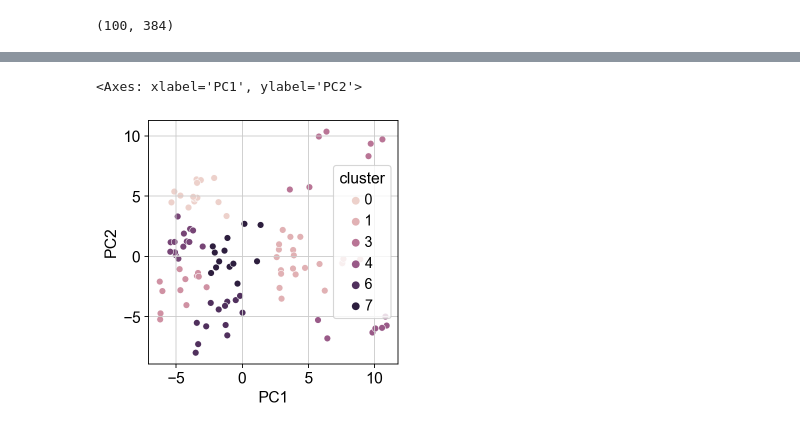
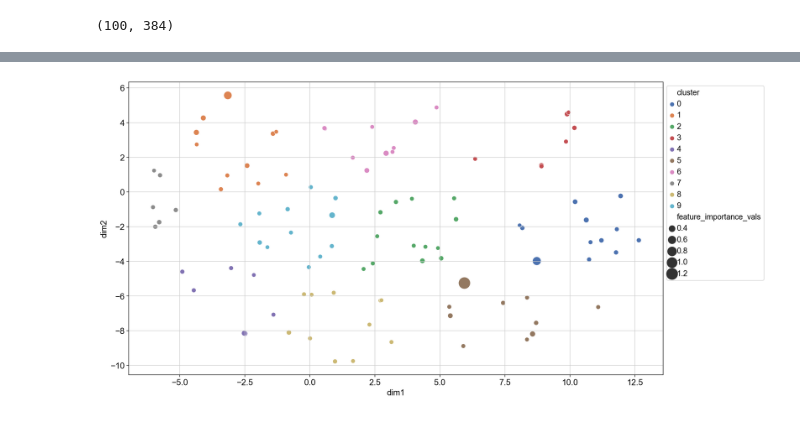
Before and after one commit to qmss5052/msk-2023, a Jupyter notebook: NLP_gene_clusters_ede2110.ipynb, the cells around one changed output, grey strips where cells are left out. Saved outputs shown, nothing was run; the diff lists cells and outputs as text; code cells hidden in the pictures.

Commit message:
tsne and clustering redone

```diff
--- a/NLP_gene_clusters_ede2110.ipynb
+++ b/NLP_gene_clusters_ede2110.ipynb
@@ -223,16 +226,18 @@ explained variance is 0.86130244
+# %%
+tsne = TSNE()
+embed = tsne.fit_transform(X_scaled)
+# Create a new DataFrame with the principal components and the "cluster" column
+df_embed = pd.DataFrame(data = embed, columns=['dim1','dim2'])
 # %%
 
-wcss = []
-n_test = 100
+wcss_pca = []
+wcss_tsne = []
+n_test = 20
 # Perform k-means clustering for each k value from 1 to 10
 for k in range(1, n_test):
-    kmeans = KMeans(n_clusters=k, init='k-means++', random_state=42)
-    kmeans.fit(df_pca)
-    wcss.append(kmeans.inertia_)
-
-# Create a scree plot
-plt.plot(range(1, n_test), wcss)
-plt.title('Scree Plot')
-plt.xlabel('Number of Clusters (k)')
-plt.ylabel('Within-Cluster Sum of Squares (WCSS)')
-plt.show()
+    kmeans_pca = KMeans(n_clusters=k, init='k-means++', random_state=42)
+    kmeans_pca.fit(df_pca)
+    kmeans_tsne = KMeans(n_clusters=k, init='k-means++', random_state=42)
+    kmeans_tsne.fit(embed)
+    wcss_pca.append(kmeans_pca.inertia_)
+    wcss_tsne.append(kmeans_tsne.inertia_)
@@ -241,9 +259,9 @@ plt.show()
 # %%
-n_clusters = 8
-kmeans = KMeans(n_clusters=n_clusters).fit(embeddings)
+n_clusters = 10
+kmeans = KMeans(n_clusters=n_clusters).fit(embed)
 labels = pd.DataFrame(kmeans.labels_, columns=['cluster'])
 # %%
-clusters_df = pd.concat([n_most_important_genes, labels],axis=1)
+clusters_df = pd.concat([n_most_important_genes, df_embed, labels],axis=1)
 clusters_df.groupby(by='cluster').count().iloc[:,0]
 # %% [output]
 cluster
@@ -352,6 +367,11 @@ explained variance is 0.10510053
 # %%
 # Create a scatter plot of the principal components, colored by the "cluster" column
-sns.scatterplot(data=df_pca, x='PC1', y='PC2', hue='cluster')
+plt.figure(figsize=(16,9))
+ax = sns.scatterplot(data=clusters_df, x='dim1', y='dim2',
+                     sizes=(50, 400),
+                     palette='deep',
+                      hue='cluster',
+                        size='feature_importance_vals')
+sns.move_legend(ax, "upper left", bbox_to_anchor=(1, 1))
 # %% [output]
-<Axes: xlabel='PC1', ylabel='PC2'>
-[figure, old version]
+[figure, new version]
```
Also changed, not shown: parts of 20 cells of this notebook.
